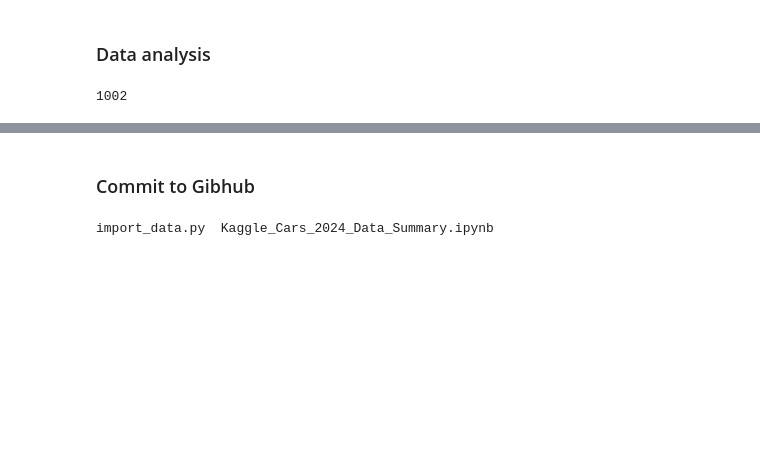
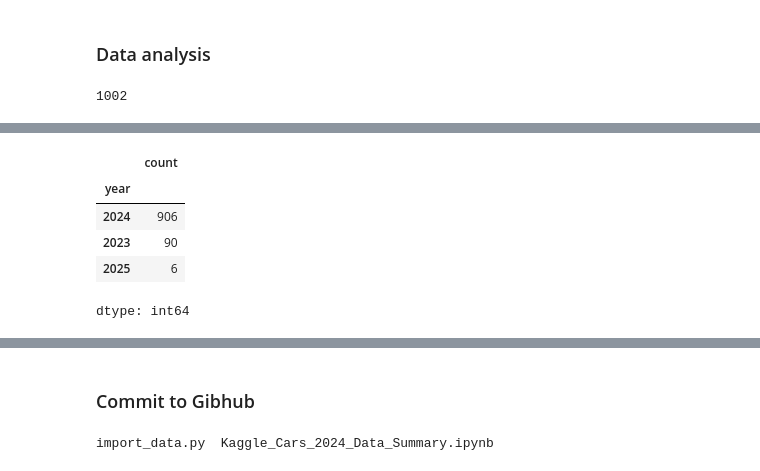
Before and after one commit to empt22/ci-cd-project, a Jupyter notebook: data_analysis/Kaggle_Cars_2024_Data_Summary.ipynb, the cells around one changed output, grey strips where cells are left out. Cells and saved outputs as stored; diff of their text form; code cells hidden in the pictures; blank space fills up the shorter version.

```diff
--- a/data_analysis/Kaggle_Cars_2024_Data_Summary.ipynb
+++ b/data_analysis/Kaggle_Cars_2024_Data_Summary.ipynb
@@ -122,0 +135,9 @@ print(df)
+# %%
+df['year'].value_counts()
+# %% [output]
+|  | count |
+| year |  |
+| 2024 | 906 |
+| 2023 | 90 |
+| 2025 | 6 |
+dtype: int64
```
Also changed, not shown: parts of 17 cells of this notebook, 1 other file.
